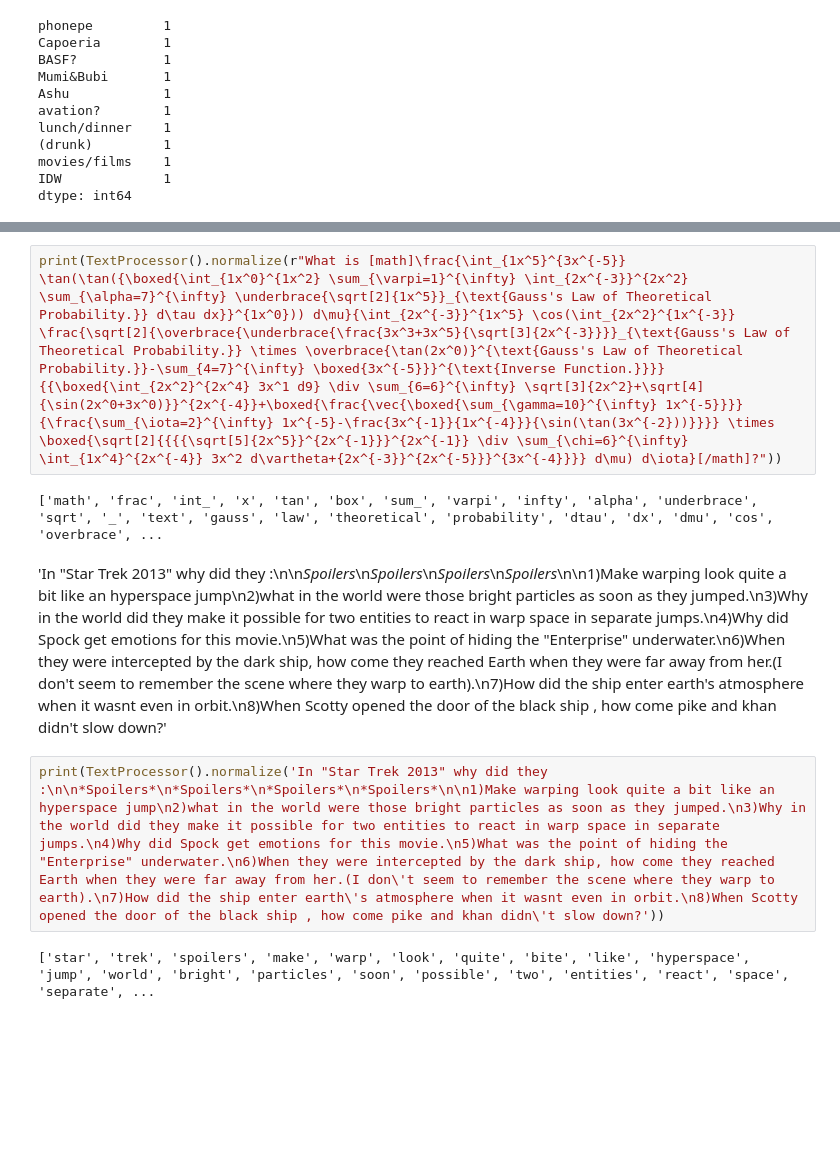
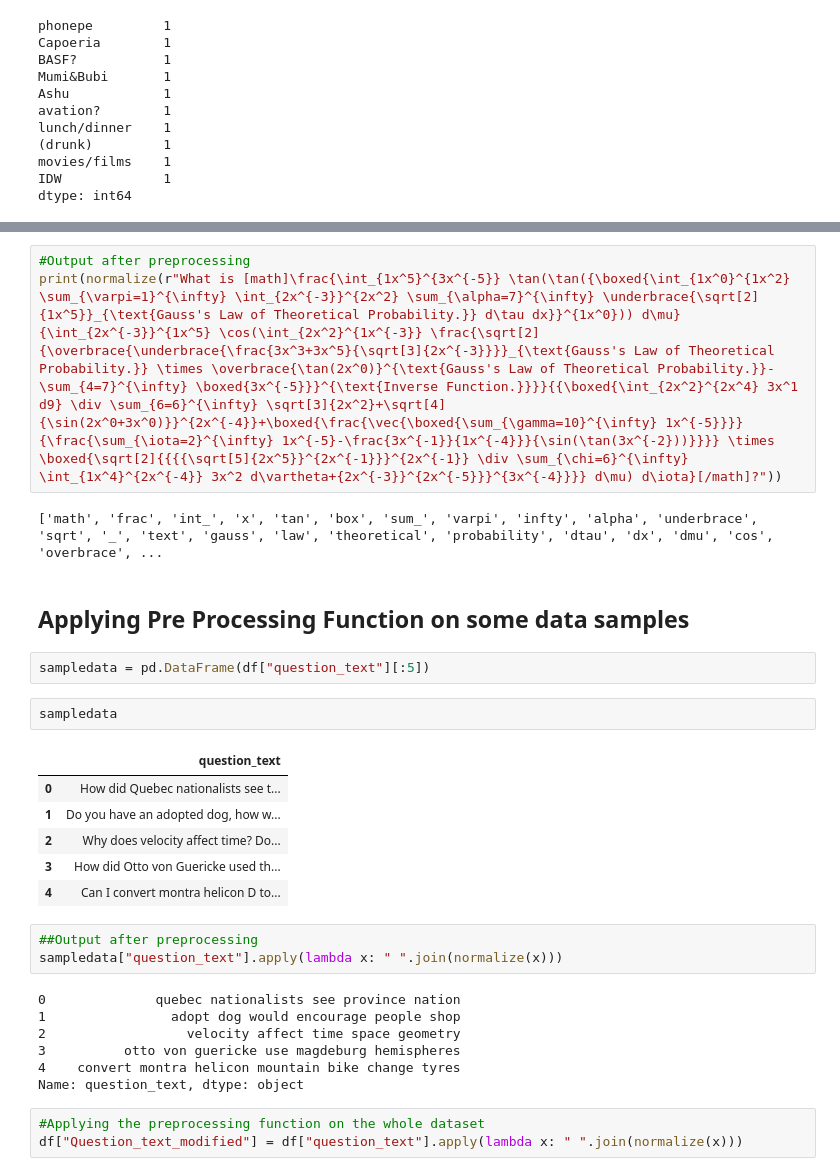
Before and after one commit to imaaditya-stack/SpamFilterForQuoraQuestions-DeepLearning, a Jupyter notebook: SpamFilterForQuora.ipynb, the cells around one changed output, grey strips where cells are left out. Drawn from its saved outputs; the diff is of its cells as text; blank space fills up the shorter version.

Commit message:
Preprocessing Done

```diff
--- a/SpamFilterForQuora.ipynb
+++ b/SpamFilterForQuora.ipynb
@@ -276,11 +289,32 @@ print(TextProcessor().normalize("Studying is #hard. Sometimes you won’t be #pr
 What is [math]\frac{\int_{1x^5}^{3x^{-5}} \tan(\tan({\boxed{\int_{1x^0}^{1x^2} \sum_{\varpi=1}^{\infty} \int_{2x^{-3}}^{2x^2} \sum_{\alpha=7}^{\infty} \underbrace{\sqrt[2]{1x^5}}_{\text{Gauss's Law of Theoretical Probability.}} d\tau dx}}^{1x^0})) d\mu}{\int_{2x^{-3}}^{1x^5} \cos(\int_{2x^2}^{1x^{-3}} \frac{\sqrt[2]{\overbrace{\underbrace{\frac{3x^3+3x^5}{\sqrt[3]{2x^{-3}}}}_{\text{Gauss's Law of Theoretical Probability.}} \times \overbrace{\tan(2x^0)}^{\text{Gauss's Law of Theoretical Probability.}}-\sum_{4=7}^{\infty} \boxed{3x^{-5}}}^{\text{Inverse Function.}}}}{{\boxed{\int_{2x^2}^{2x^4} 3x^1 d9} \div \sum_{6=6}^{\infty} \sqrt[3]{2x^2}+\sqrt[4]{\sin(2x^0+3x^0)}}^{2x^{-4}}+\boxed{\frac{\vec{\boxed{\sum_{\gamma=10}^{\infty} 1x^{-5}}}}{\frac{\sum_{\iota=2}^{\infty} 1x^{-5}-\frac{3x^{-1}}{1x^{-4}}}{\sin(\tan(3x^{-2}))}}}} \times \boxed{\sqrt[2]{{{{\sqrt[5]{2x^5}}^{2x^{-1}}}^{2x^{-1}} \div \sum_{\chi=6}^{\infty} \int_{1x^4}^{2x^{-4}} 3x^2 d\vartheta+{2x^{-3}}^{2x^{-5}}}^{3x^{-4}}}} d\mu) d\iota}[/math]?
 # %%
-print(TextProcessor().normalize(r"What is [math]\frac{\int_{1x^5}^{3x^{-5}} \tan(\tan({\boxed{\int_{1x^0}^{1x^2} \sum_{\varpi=1}^{\infty} \int_{2x^{-3}}^{2x^2} \sum_{\alpha=7}^{\infty} \underbrace{\sqrt[2]{1x^5}}_{\text{Gauss's Law of Theoretical Probability.}} d\tau dx}}^{1x^0})) d\mu}{\int_{2x^{-3}}^{1x^5} \cos(\int_{2x^2}^{1x^{-3}} \frac{\sqrt[2]{\overbrace{\underbrace{\frac{3x^3+3x^5}{\sqrt[3]{2x^{-3}}}}_{\text{Gauss's Law of Theoretical Probability.}} \times \overbrace{\tan(2x^0)}^{\text{Gauss's Law of Theoretical Probability.}}-\sum_{4=7}^{\infty} \boxed{3x^{-5}}}^{\text{Inverse Function.}}}}{{\boxed{\int_{2x^2}^{2x^4} 3x^1 d9} \div \sum_{6=6}^{\infty} \sqrt[3]{2x^2}+\sqrt[4]{\sin(2x^0+3x^0)}}^{2x^{-4}}+\boxed{\frac{\vec{\boxed{\sum_{\gamma=10}^{\infty} 1x^{-5}}}}{\frac{\sum_{\iota=2}^{\infty} 1x^{-5}-\frac{3x^{-1}}{1x^{-4}}}{\sin(\tan(3x^{-2}))}}}} \times \boxed{\sqrt[2]{{{{\sqrt[5]{2x^5}}^{2x^{-1}}}^{2x^{-1}} \div \sum_{\chi=6}^{\infty} \int_{1x^4}^{2x^{-4}} 3x^2 d\vartheta+{2x^{-3}}^{2x^{-5}}}^{3x^{-4}}}} d\mu) d\iota}[/math]?"))
+#Output after preprocessing
+print(normalize(r"What is [math]\frac{\int_{1x^5}^{3x^{-5}} \tan(\tan({\boxed{\int_{1x^0}^{1x^2} \sum_{\varpi=1}^{\infty} \int_{2x^{-3}}^{2x^2} \sum_{\alpha=7}^{\infty} \underbrace{\sqrt[2]{1x^5}}_{\text{Gauss's Law of Theoretical Probability.}} d\tau dx}}^{1x^0})) d\mu}{\int_{2x^{-3}}^{1x^5} \cos(\int_{2x^2}^{1x^{-3}} \frac{\sqrt[2]{\overbrace{\underbrace{\frac{3x^3+3x^5}{\sqrt[3]{2x^{-3}}}}_{\text{Gauss's Law of Theoretical Probability.}} \times \overbrace{\tan(2x^0)}^{\text{Gauss's Law of Theoretical Probability.}}-\sum_{4=7}^{\infty} \boxed{3x^{-5}}}^{\text{Inverse Function.}}}}{{\boxed{\int_{2x^2}^{2x^4} 3x^1 d9} \div \sum_{6=6}^{\infty} \sqrt[3]{2x^2}+\sqrt[4]{\sin(2x^0+3x^0)}}^{2x^{-4}}+\boxed{\frac{\vec{\boxed{\sum_{\gamma=10}^{\infty} 1x^{-5}}}}{\frac{\sum_{\iota=2}^{\infty} 1x^{-5}-\frac{3x^{-1}}{1x^{-4}}}{\sin(\tan(3x^{-2}))}}}} \times \boxed{\sqrt[2]{{{{\sqrt[5]{2x^5}}^{2x^{-1}}}^{2x^{-1}} \div \sum_{\chi=6}^{\infty} \int_{1x^4}^{2x^{-4}} 3x^2 d\vartheta+{2x^{-3}}^{2x^{-5}}}^{3x^{-4}}}} d\mu) d\iota}[/math]?"))
 # %% [output]
 ['math', 'frac', 'int_', 'x', 'tan', 'box', 'sum_', 'varpi', 'infty', 'alpha', 'underbrace', 'sqrt', '_', 'text', 'gauss', 'law', 'theoretical', 'probability', 'dtau', 'dx', 'dmu', 'cos', 'overbrace', ...
-# %% [markdown]
-'In "Star Trek 2013" why did they :\n\n*Spoilers*\n*Spoilers*\n*Spoilers*\n*Spoilers*\n\n1)Make warping look quite a bit like an hyperspace jump\n2)what in the world were those bright particles as soon as they jumped.\n3)Why in the world did they make it possible for two entities to react in warp space in separate jumps.\n4)Why did Spock get emotions for this movie.\n5)What was the point of hiding the "Enterprise" underwater.\n6)When they were intercepted by the dark ship, how come they reached Earth when they were far away from her.(I don\'t seem to remember the scene where they warp to earth).\n7)How did the ship enter earth\'s atmosphere when it wasnt even in orbit.\n8)When Scotty opened the door of the black ship , how come pike and khan didn\'t slow down?'
-# %%
-print(TextProcessor().normalize('In "Star Trek 2013" why did they :\n\n*Spoilers*\n*Spoilers*\n*Spoilers*\n*Spoilers*\n\n1)Make warping look quite a bit like an hyperspace jump\n2)what in the world were those bright particles as soon as they jumped.\n3)Why in the world did they make it possible for two entities to react in warp space in separate jumps.\n4)Why did Spock get emotions for this movie.\n5)What was the point of hiding the "Enterprise" underwater.\n6)When they were intercepted by the dark ship, how come they reached Earth when they were far away from her.(I don\'t seem to remember the scene where they warp to earth).\n7)How did the ship enter earth\'s atmosphere when it wasnt even in orbit.\n8)When Scotty opened the door of the black ship , how come pike and khan didn\'t slow down?'))
-# %% [output]
-['star', 'trek', 'spoilers', 'make', 'warp', 'look', 'quite', 'bite', 'like', 'hyperspace', 'jump', 'world', 'bright', 'particles', 'soon', 'possible', 'two', 'entities', 'react', 'space', 'separate', ...
+# %% [markdown]
+## Applying Pre Processing Function on some data samples
+# %%
+sampledata = pd.DataFrame(df["question_text"][:5])
+# %%
+sampledata
+# %% [output]
+|  | question_text |
+| 0 | How did Quebec nationalists see t... |
+| 1 | Do you have an adopted dog, how w... |
+| 2 | Why does velocity affect time? Do... |
+| 3 | How did Otto von Guericke used th... |
+| 4 | Can I convert montra helicon D to... |
+# %%
+##Output after preprocessing
+sampledata["question_text"].apply(lambda x: " ".join(normalize(x)))
+# %% [output]
+0              quebec nationalists see province nation
+1                adopt dog would encourage people shop
+2                  velocity affect time space geometry
+3          otto von guericke use magdeburg hemispheres
+4    convert montra helicon mountain bike change tyres
+Name: question_text, dtype: object
+# %%
+#Applying the preprocessing function on the whole dataset
+df["Question_text_modified"] = df["question_text"].apply(lambda x: " ".join(normalize(x)))
```
Also changed, not shown: parts of 34 cells of this notebook.
